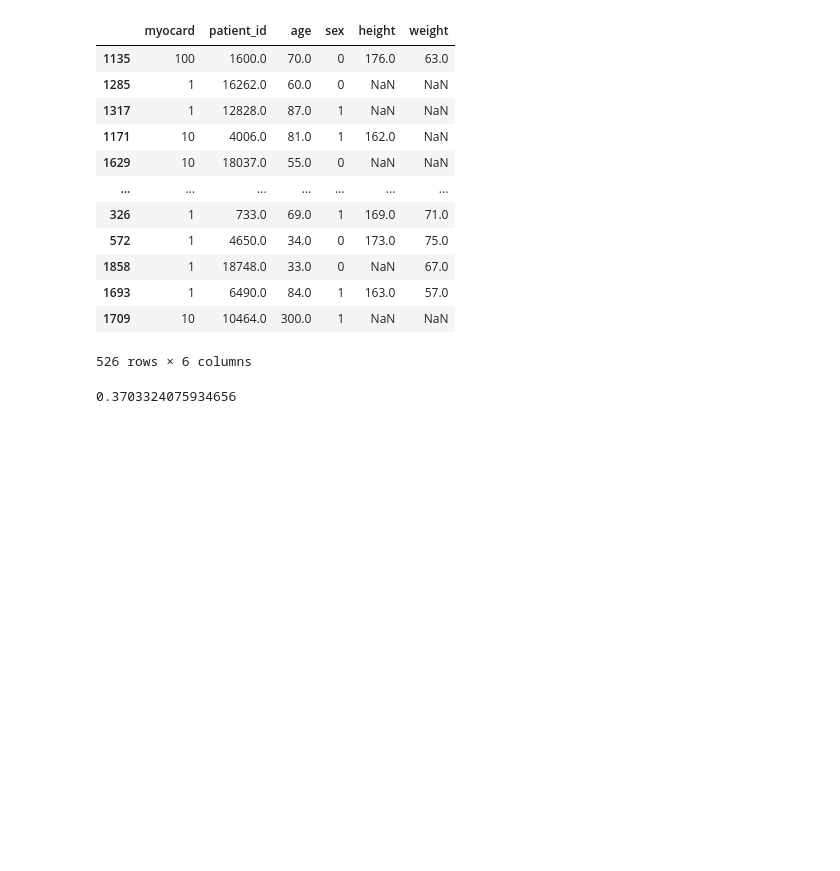
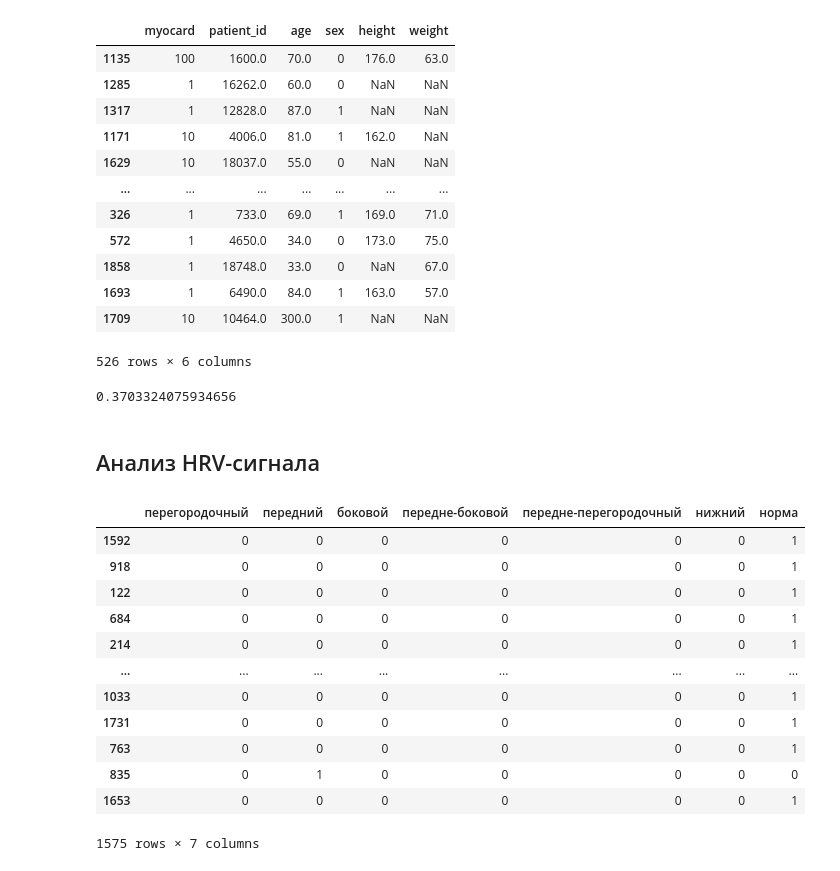
Before and after one commit to vikt-l/ECGMultilableClassification, a Jupyter notebook: main.ipynb, the cells around one changed output. Drawn from its saved outputs; the diff is of its cells as text; code cells hidden in the pictures; blank space fills up the shorter version.

```diff
--- a/main.ipynb
+++ b/main.ipynb
@@ -1238,3 +1238,22 @@ df_val.drop(['weight', 'height', 'age', 'sex', 'myocard', 'patient_id'], axis= 1
 f1_score(y_train_meta, cat_meta.predict(X_train_meta), average = 'macro')
 # %% [output]
 0.3703324075934656
+# %% [markdown]
+## Анализ HRV-сигнала
+# %%
+myocard_train_hrv = myocard_train.copy()
+myocard_train_hrv
+# %% [output]
+|  | перегородочный | передний | боковой | передне-боковой | передне-перегородочный | нижний | норма |
+| 1592 | 0 | 0 | 0 | 0 | 0 | 0 | 1 |
+| 918 | 0 | 0 | 0 | 0 | 0 | 0 | 1 |
+| 122 | 0 | 0 | 0 | 0 | 0 | 0 | 1 |
+| 684 | 0 | 0 | 0 | 0 | 0 | 0 | 1 |
+| 214 | 0 | 0 | 0 | 0 | 0 | 0 | 1 |
+| ... | ... | ... | ... | ... | ... | ... | ... |
+| 1033 | 0 | 0 | 0 | 0 | 0 | 0 | 1 |
+| 1731 | 0 | 0 | 0 | 0 | 0 | 0 | 1 |
+| 763 | 0 | 0 | 0 | 0 | 0 | 0 | 1 |
+| 835 | 0 | 1 | 0 | 0 | 0 | 0 | 0 |
+| 1653 | 0 | 0 | 0 | 0 | 0 | 0 | 1 |
+1575 rows × 7 columns
```
Also changed, not shown: parts of 49 cells of this notebook.
